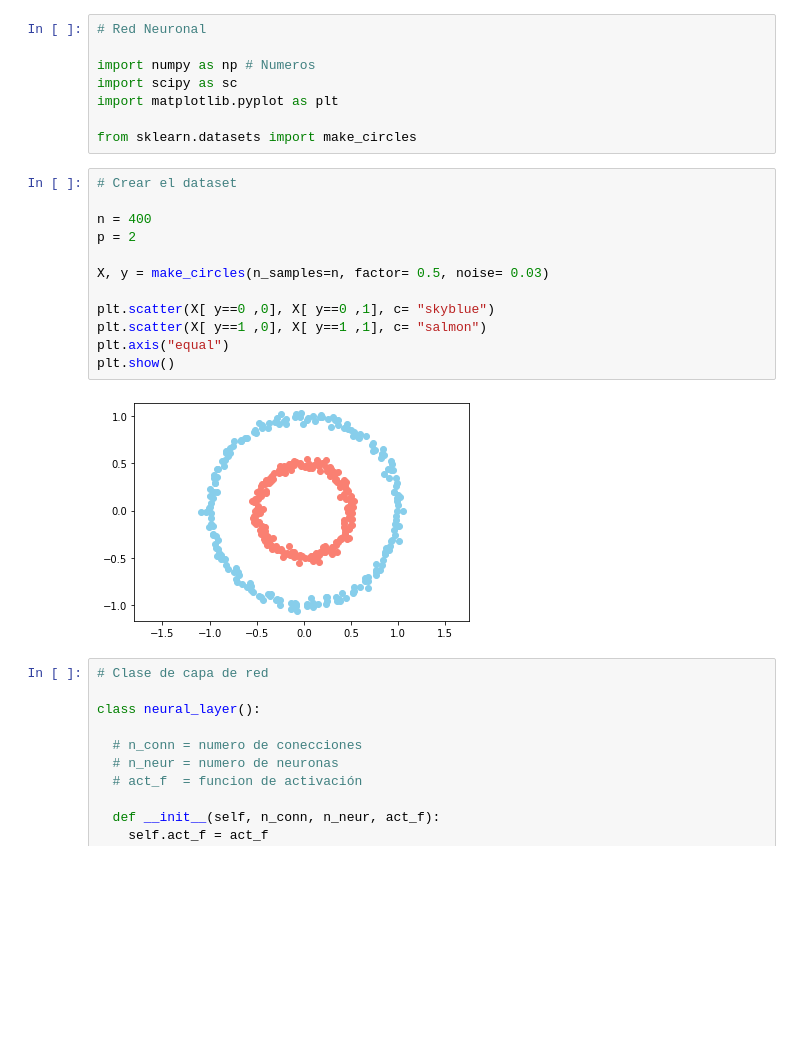
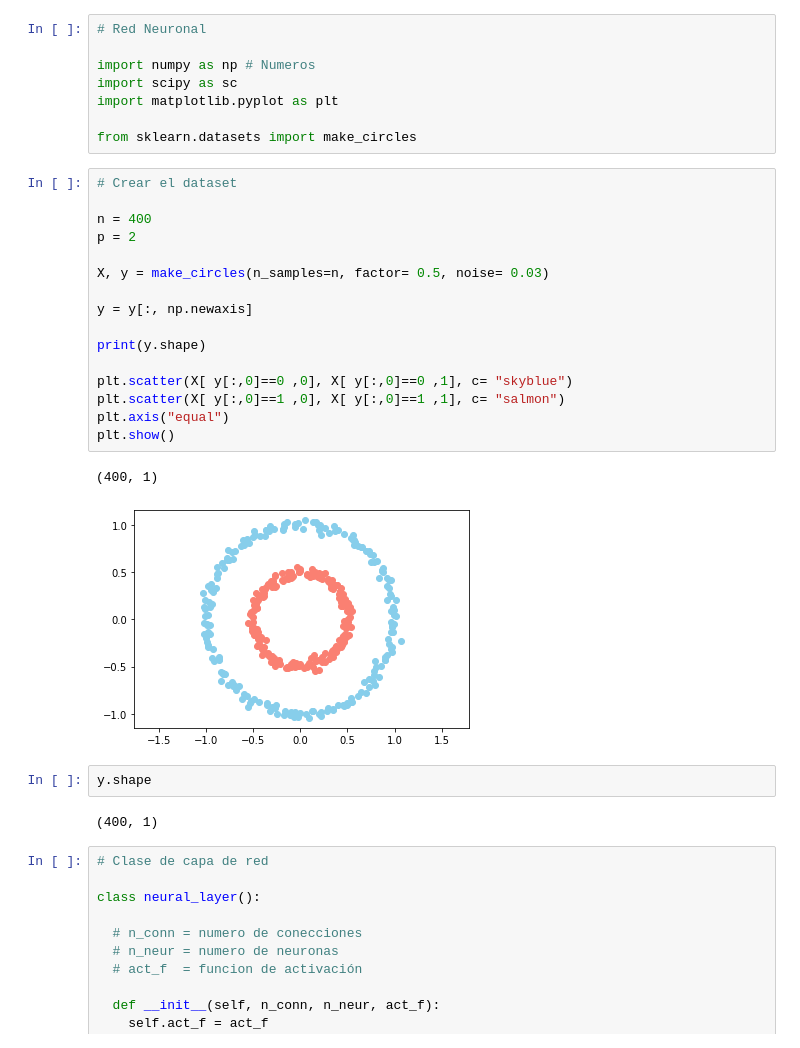
Before and after one commit to Beta628427/Tesis, a Jupyter notebook: RNeuronal_Beta.ipynb, the cells around one changed output. Saved outputs shown, nothing was run; the diff lists cells and outputs as text; blank space fills up the shorter version.

```diff
--- a/RNeuronal_Beta.ipynb
+++ b/RNeuronal_Beta.ipynb
@@ -11,17 +11,26 @@ from sklearn.datasets import make_circles
 # %%
 # Crear el dataset
 
 n = 400
 p = 2
 
 X, y = make_circles(n_samples=n, factor= 0.5, noise= 0.03)
 
-plt.scatter(X[ y==0 ,0], X[ y==0 ,1], c= "skyblue")
-plt.scatter(X[ y==1 ,0], X[ y==1 ,1], c= "salmon")
+y = y[:, np.newaxis]
+
+print(y.shape)
+
+plt.scatter(X[ y[:,0]==0 ,0], X[ y[:,0]==0 ,1], c= "skyblue")
+plt.scatter(X[ y[:,0]==1 ,0], X[ y[:,0]==1 ,1], c= "salmon")
 plt.axis("equal")
 plt.show()
 # %% [output]
+(400, 1)
-[figure, old version]
+[figure, new version]
+# %%
+y.shape
+# %% [output]
+(400, 1)
 # %%
 # Clase de capa de red
 
```
Also changed, not shown: parts of 4 cells of this notebook.
